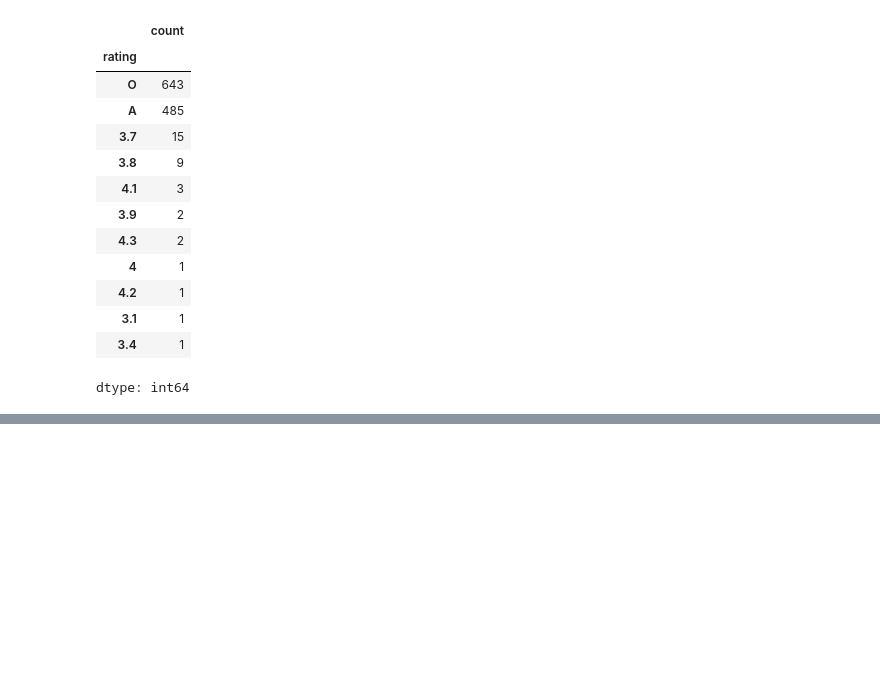
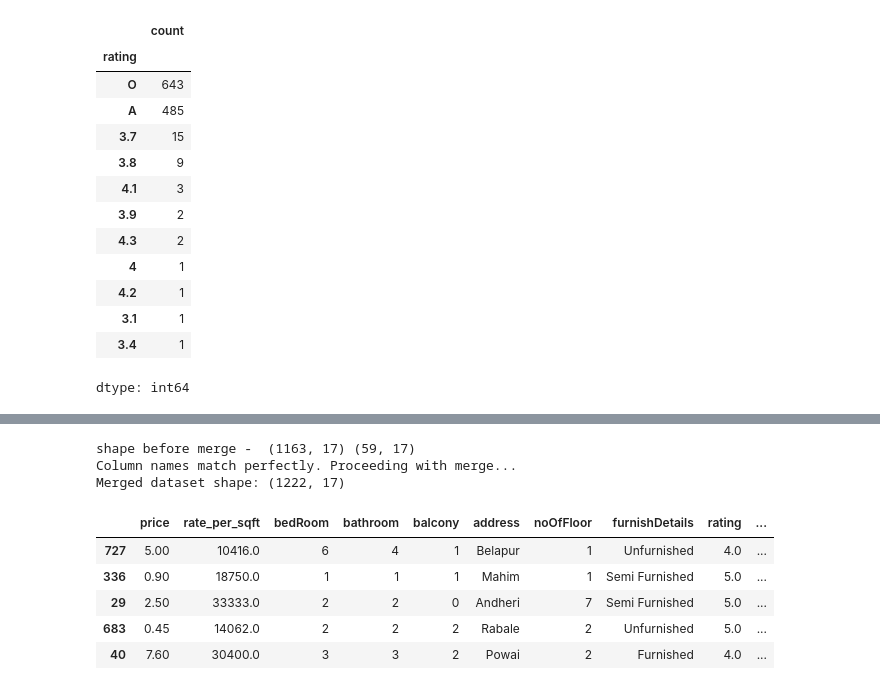
Before and after one commit to ShlokBagwe/Realytics-End-to-End-Real-Estate-Intelligence-Platform, a Jupyter notebook: Pre-Processing/House_Data_Pre_processing.ipynb, the cells around one changed output, grey strips where cells are left out. Drawn from its saved outputs; the diff is of its cells as text; code cells hidden in the pictures; blank space fills up the shorter version.

```diff
--- a/Pre-Processing/House_Data_Pre_processing.ipynb
+++ b/Pre-Processing/House_Data_Pre_processing.ipynb
@@ -639,0 +915,25 @@ df1.to_csv("cleaned_independent_house.csv",index=False)
+# %%
+print("shape before merge - ",df1.shape, df2.shape)
+# Check if columns are identical
+cols1 = set(df1.columns)
+cols2 = set(df2.columns)
+
+if cols1 == cols2:
+    print("Column names match perfectly. Proceeding with merge...")
+    df = pd.concat([df1, df2], ignore_index=True)
+    print(f'Merged dataset shape: {df.shape}')
+    display(df.sample(5))
+else:
+    print("Mismatch found!")
+    print(f"Only in df1: {cols1 - cols2}")
+    print(f"Only in df2: {cols2 - cols1}")
+# %% [output]
+shape before merge -  (1163, 17) (59, 17)
+Column names match perfectly. Proceeding with merge...
+Merged dataset shape: (1222, 17)
+|  | price | rate_per_sqft | bedRoom | bathroom | balcony | address | noOfFloor | furnishDetails | rating | ... |
+| 727 | 5.00 | 10416.0 | 6 | 4 | 1 | Belapur | 1 | Unfurnished | 4.0 | ... |
+| 336 | 0.90 | 18750.0 | 1 | 1 | 1 | Mahim | 1 | Semi Furnished | 5.0 | ... |
+| 29 | 2.50 | 33333.0 | 2 | 2 | 0 | Andheri | 7 | Semi Furnished | 5.0 | ... |
+| 683 | 0.45 | 14062.0 | 2 | 2 | 2 | Rabale | 2 | Unfurnished | 5.0 | ... |
+| 40 | 7.60 | 30400.0 | 3 | 3 | 2 | Powai | 2 | Furnished | 4.0 | ... |
```
Also changed, not shown: parts of 33 cells of this notebook.
